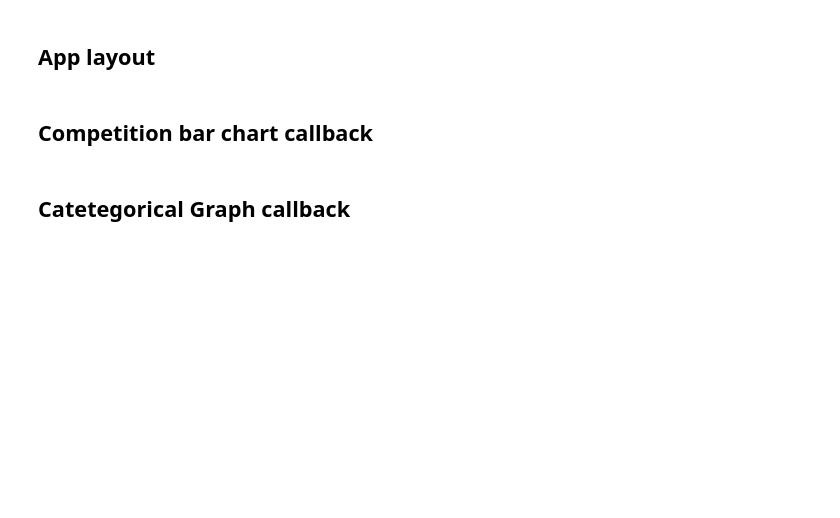
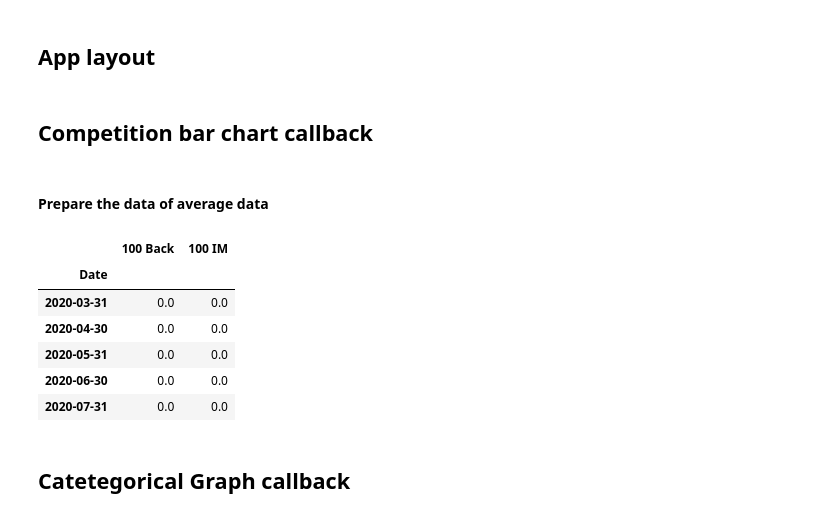
Before and after one commit to JIHOO97/TrainingTime-Visualization, a Jupyter notebook: Swimming Plot.ipynb, the cells around one changed output. Saved outputs shown, nothing was run; the diff lists cells and outputs as text; code cells hidden in the pictures; blank space fills up the shorter version.

```diff
--- a/Swimming Plot.ipynb
+++ b/Swimming Plot.ipynb
@@ -359,4 +398,20 @@ app.layout = html.Div(
 )
 # %% [markdown]
 ## Competition bar chart callback
+# %% [markdown]
+#### Prepare the data of average data
+# %%
+# Monthly data
+monthly_competition_data = competition_data.copy()
+monthly_competition_data = monthly_competition_data.resample('1M').sum()
+monthly_competition_data = monthly_competition_data.fillna(0)
+monthly_competition_data
+# %% [output]
+|  | 100 Back | 100 IM |
+| Date |  |  |
+| 2020-03-31 | 0.0 | 0.0 |
+| 2020-04-30 | 0.0 | 0.0 |
+| 2020-05-31 | 0.0 | 0.0 |
+| 2020-06-30 | 0.0 | 0.0 |
+| 2020-07-31 | 0.0 | 0.0 |
 # %%
```
Also changed, not shown: parts of 13 cells of this notebook, 2 other files.
